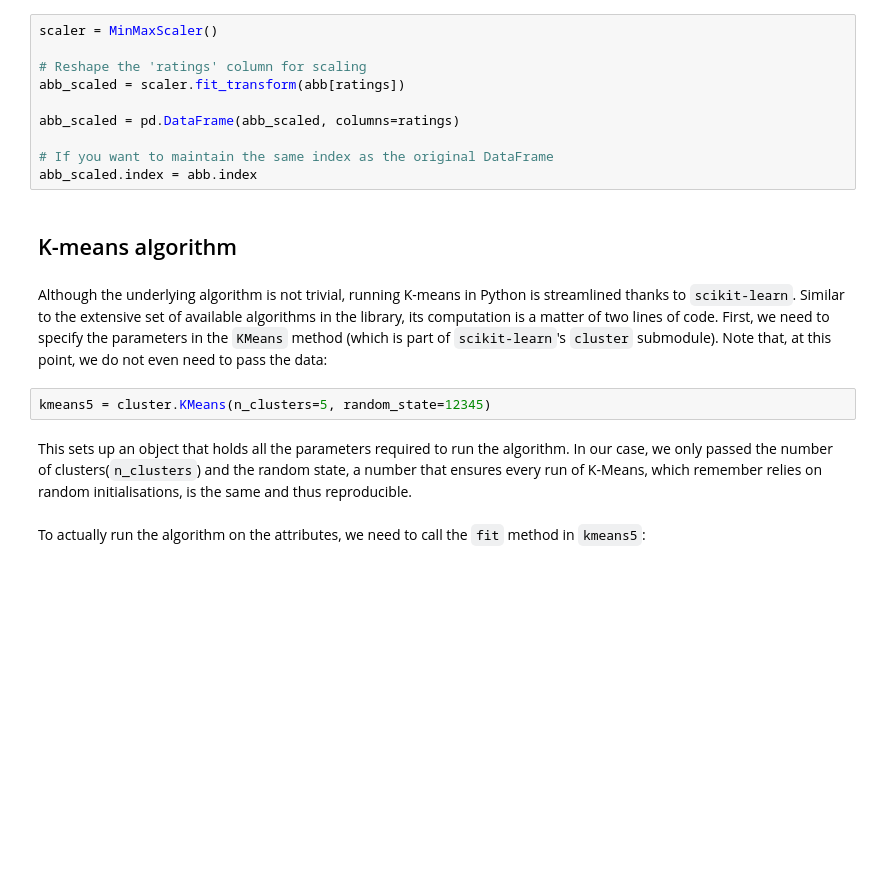
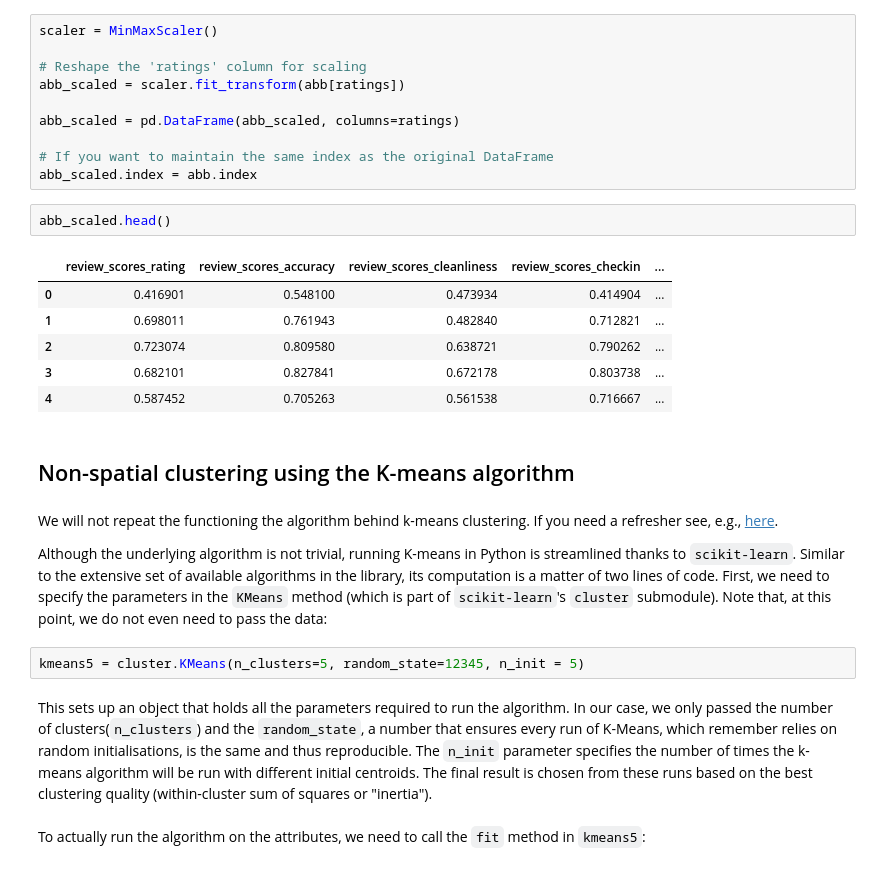
Before and after one commit to SC-GSDA-WS2324/Lecture7, a Jupyter notebook: 7_geodemographics_and_regionalization.ipynb, the cells around one changed output. Drawn from its saved outputs; the diff is of its cells as text; blank space fills up the shorter version.

```diff
--- a/7_geodemographics_and_regionalization.ipynb
+++ b/7_geodemographics_and_regionalization.ipynb
@@ -224,14 +218,25 @@ abb_scaled = pd.DataFrame(abb_scaled, columns=ratings)
 
 # If you want to maintain the same index as the original DataFrame
 abb_scaled.index = abb.index
+# %%
+abb_scaled.head()
+# %% [output]
+|  | review_scores_rating | review_scores_accuracy | review_scores_cleanliness | review_scores_checkin | ... |
+| 0 | 0.416901 | 0.548100 | 0.473934 | 0.414904 | ... |
+| 1 | 0.698011 | 0.761943 | 0.482840 | 0.712821 | ... |
+| 2 | 0.723074 | 0.809580 | 0.638721 | 0.790262 | ... |
+| 3 | 0.682101 | 0.827841 | 0.672178 | 0.803738 | ... |
+| 4 | 0.587452 | 0.705263 | 0.561538 | 0.716667 | ... |
 # %% [markdown]
-## K-means algorithm
+## Non-spatial clustering using the K-means algorithm
 # %% [markdown]
+We will not repeat the functioning the algorithm behind k-means clustering. If you need a refresher see, e.g., [here](https://scikit-learn.org/stable/modules/clustering.html#k-means).
+
 Although the underlying algorithm is not trivial, running K-means in Python is streamlined thanks to `scikit-learn`. Similar to the extensive set of available algorithms in the library, its computation is a matter of two lines of code. First, we need to specify the parameters in the `KMeans` method (which is part of `scikit-learn`'s `cluster` submodule). Note that, at this point, we do not even need to pass the data:
 # %%
-kmeans5 = cluster.KMeans(n_clusters=5, random_state=12345)
+kmeans5 = cluster.KMeans(n_clusters=5, random_state=12345, n_init = 5)
 # %% [markdown]
-This sets up an object that holds all the parameters required to run the algorithm. In our case, we only passed the number of clusters(`n_clusters`) and the random state, a number that ensures every run of K-Means, which remember relies on random initialisations, is the same and thus reproducible.
+This sets up an object that holds all the parameters required to run the algorithm. In our case, we only passed the number of clusters(`n_clusters`) and the `random_state`, a number that ensures every run of K-Means, which remember relies on random initialisations, is the same and thus reproducible. The `n_init` parameter specifies the number of times the k-means algorithm will be run with different initial centroids. The final result is chosen from these runs based on the best clustering quality (within-cluster sum of squares or "inertia").
 # %% [markdown]
 To actually run the algorithm on the attributes, we need to call the `fit` method in `kmeans5`:
 # %%
```
Also changed, not shown: parts of 28 cells of this notebook.
